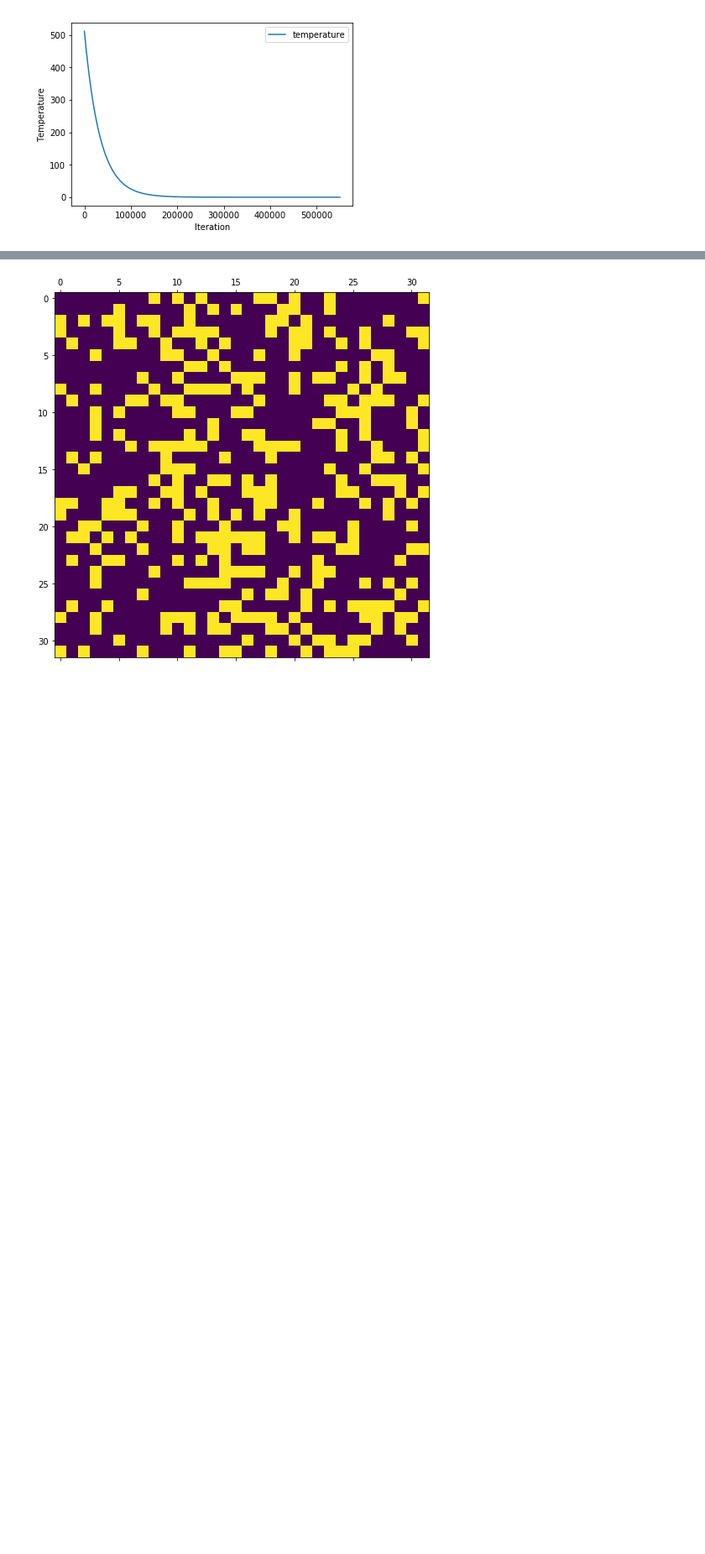
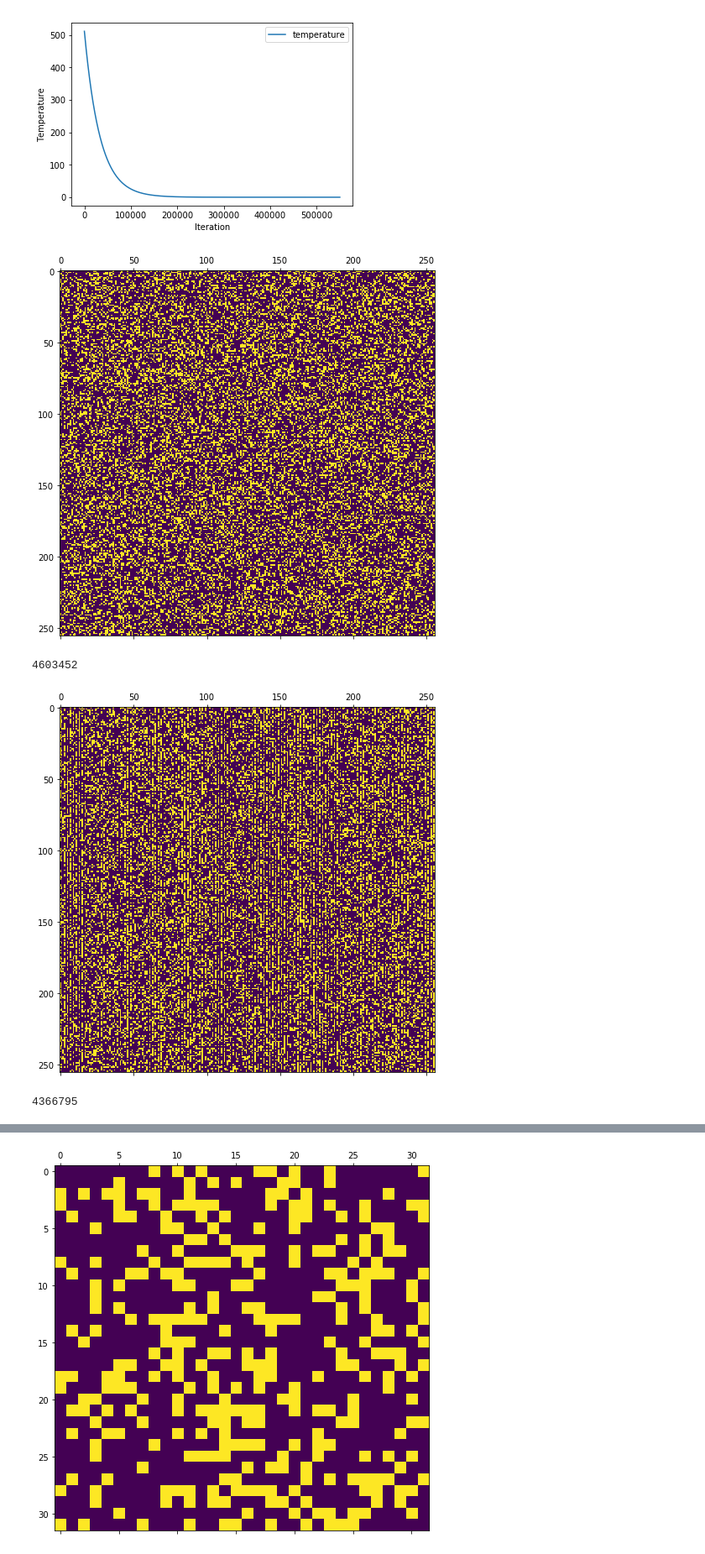
Before and after one commit to jasieksz/mownit, a Jupyter notebook: lab4/simulated_annealing_ex/lab4_sprawozdanie.ipynb, the cells around one changed output, grey strips where cells are left out. Shown at 84% size. Cells and saved outputs as stored; diff of their text form; code cells hidden in the pictures; blank space fills up the shorter version.

```diff
--- a/lab4/simulated_annealing_ex/lab4_sprawozdanie.ipynb
+++ b/lab4/simulated_annealing_ex/lab4_sprawozdanie.ipynb
@@ -357,3 +356,22 @@ bim.plot_temp()
 11920
 [figure]
 [figure]
+# %%
+from binImage import *
+n7 = [(i, 0) for i in range (-512, 512)] + [(i, -1) for i in range (-512, 512)] + [(i, 1) for i in range (-512, 512)]
+bim = BinImage(n=256, density=0.3, neighbours=n7, t=2048, stop_t=0.0000001, stop_i=250000, alpha=0.99975)
+bim.anneal()
+
+plot_image(bim.initI, 8)
+print(bim.initE)
+
+plot_image(bim.bestI, 8)
+print(bim.bestE)
+
+bim.plot_learning()
+bim.plot_temp()
+# %% [output]
+[figure, added]
+4603452
+[figure, added]
+4366795
```
Also changed, not shown: parts of 11 cells of this notebook, 2 other files.
